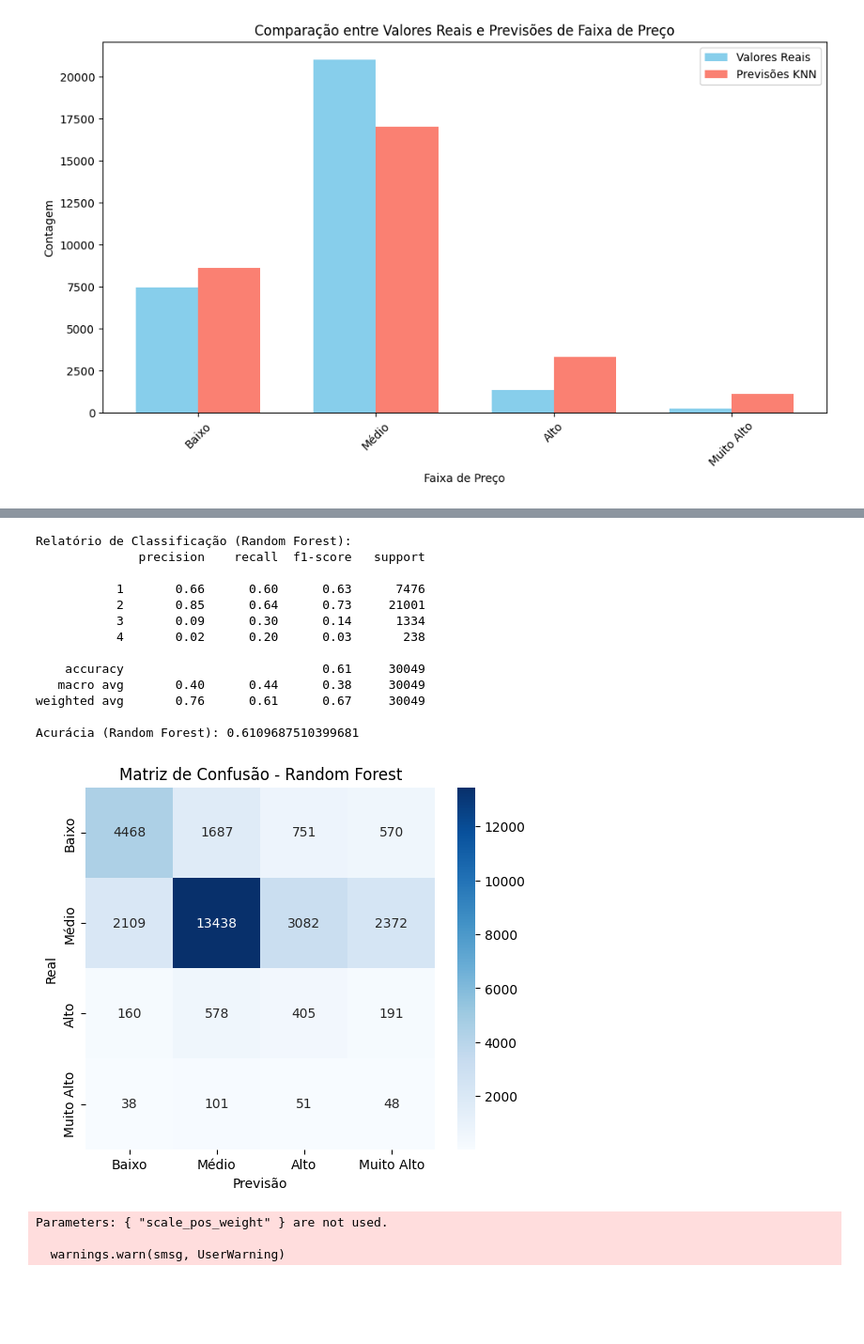
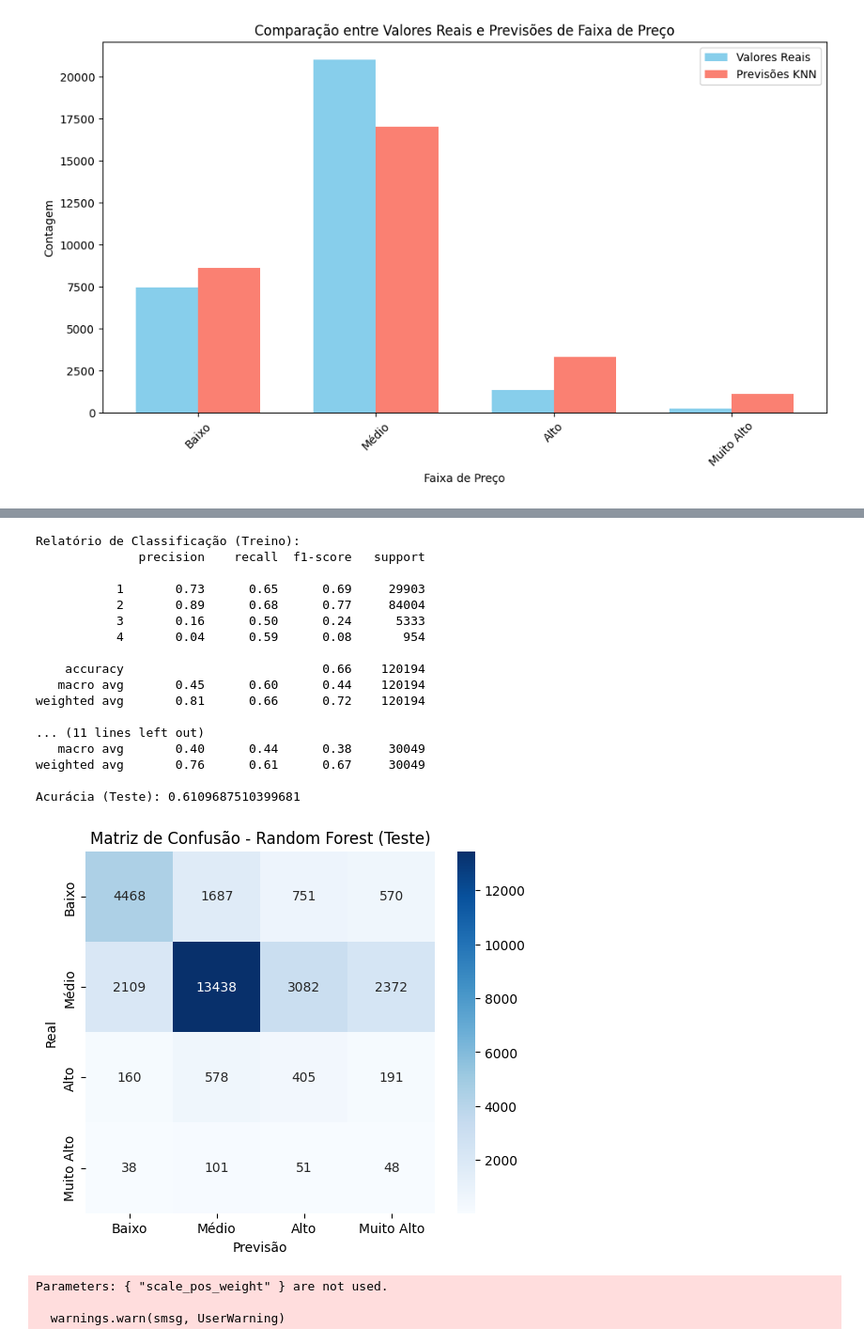
Before and after one commit to ste-coding/pisi3-grupo05, a Jupyter notebook: machine-learning/classification_2.ipynb, the cells around one changed output, grey strips where cells are left out. Shown at 94% size. Drawn from its saved outputs; the diff is of its cells as text; code cells hidden in the pictures; blank space fills up the shorter version.

```diff
--- a/machine-learning/classification_2.ipynb
+++ b/machine-learning/classification_2.ipynb
@@ -434,7 +542,7 @@ from imblearn.pipeline import Pipeline as ImbPipeline
 from imblearn.over_sampling import SMOTE
 
 # Carregar o dataset
-df = pd.read_parquet('./dataset/yelp_academic_dataset_business_cleaned.parquet')
+df = pd.read_parquet('C:/Users/User/Documents/GitHub/pisi3-grupo05/pisi3-grupo05/dataset/yelp_academic_dataset_business_cleaned.parquet')
 
 # Seleção de colunas
 cols = ['stars', 'review_count', 'latitude', 'longitude',
@@ -477,50 +585,62 @@ rf_pipeline = ImbPipeline([
         n_estimators=200,
         max_depth=15,
         min_samples_split=5,
         min_samples_leaf=2,
         bootstrap=True,
         max_features='sqrt',
         class_weight='balanced',
         random_state=1
     ))
 ])
 
 # Treinamento do modelo
 rf_pipeline.fit(X_train, y_train)
 
-# Predições
-y_pred = rf_pipeline.predict(X_test)
+# Predições no conjunto de treino
+y_train_pred = rf_pipeline.predict(X_train)
 
-# Avaliação do modelo
-print("Relatório de Classificação (Random Forest):")
-print(classification_report(y_test, y_pred))
-print("Acurácia (Random Forest):", accuracy_score(y_test, y_pred))
+# Predições no conjunto de teste
+y_test_pred = rf_pipeline.predict(X_test)
 
-# Matriz de Confusão
-cm = confusion_matrix(y_test, y_pred)
+# Relatório de classificação para o conjunto de treino
+print("Relatório de Classificação (Treino):")
+print(classification_report(y_train, y_train_pred))
+print("Acurácia (Treino):", accuracy_score(y_train, y_train_pred))
+
+# Relatório de classificação para o conjunto de teste
+print("\nRelatório de Classificação (Teste):")
+print(classification_report(y_test, y_test_pred))
+print("Acurácia (Teste):", accuracy_score(y_test, y_test_pred))
+
+# Matriz de Confusão para o conjunto de teste
+cm = confusion_matrix(y_test, y_test_pred)
 labels = ['Baixo', 'Médio', 'Alto', 'Muito Alto']
 
 plt.figure(figsize=(6, 5))
 sns.heatmap(cm, annot=True, fmt='d', cmap='Blues', xticklabels=labels, yticklabels=labels)
-plt.title("Matriz de Confusão - Random Forest")
+plt.title("Matriz de Confusão - Random Forest (Teste)")
 plt.xlabel("Previsão")
 plt.ylabel("Real")
 plt.show()
 # %% [output]
-Relatório de Classificação (Random Forest):
+Relatório de Classificação (Treino):
               precision    recall  f1-score   support
 
-           1       0.66      0.60      0.63      7476
-           2       0.85      0.64      0.73     21001
-           3       0.09      0.30      0.14      1334
-           4       0.02      0.20      0.03       238
+           1       0.73      0.65      0.69     29903
+           2       0.89      0.68      0.77     84004
+           3       0.16      0.50      0.24      5333
+           4       0.04      0.59      0.08       954
 
-    accuracy                           0.61     30049
+    accuracy                           0.66    120194
+   macro avg       0.45      0.60      0.44    120194
+weighted avg       0.81      0.66      0.72    120194
+
+... (11 lines left out)
    macro avg       0.40      0.44      0.38     30049
 weighted avg       0.76      0.61      0.67     30049
 
-Acurácia (Random Forest): 0.6109687510399681
+Acurácia (Teste): 0.6109687510399681
-[figure, old version]
+[figure, new version]
 # %%
 import pandas as pd
 import numpy as np
```
Also changed, not shown: parts of 10 cells of this notebook.
